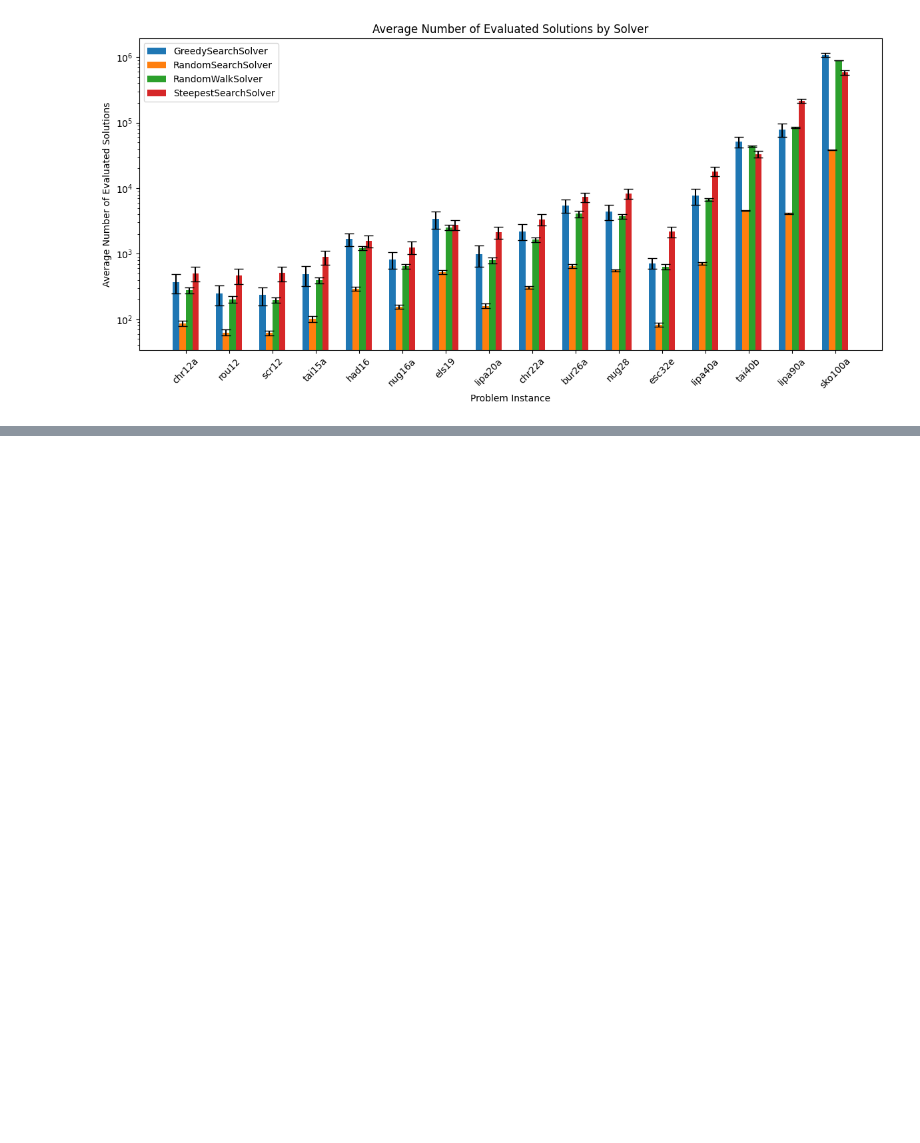
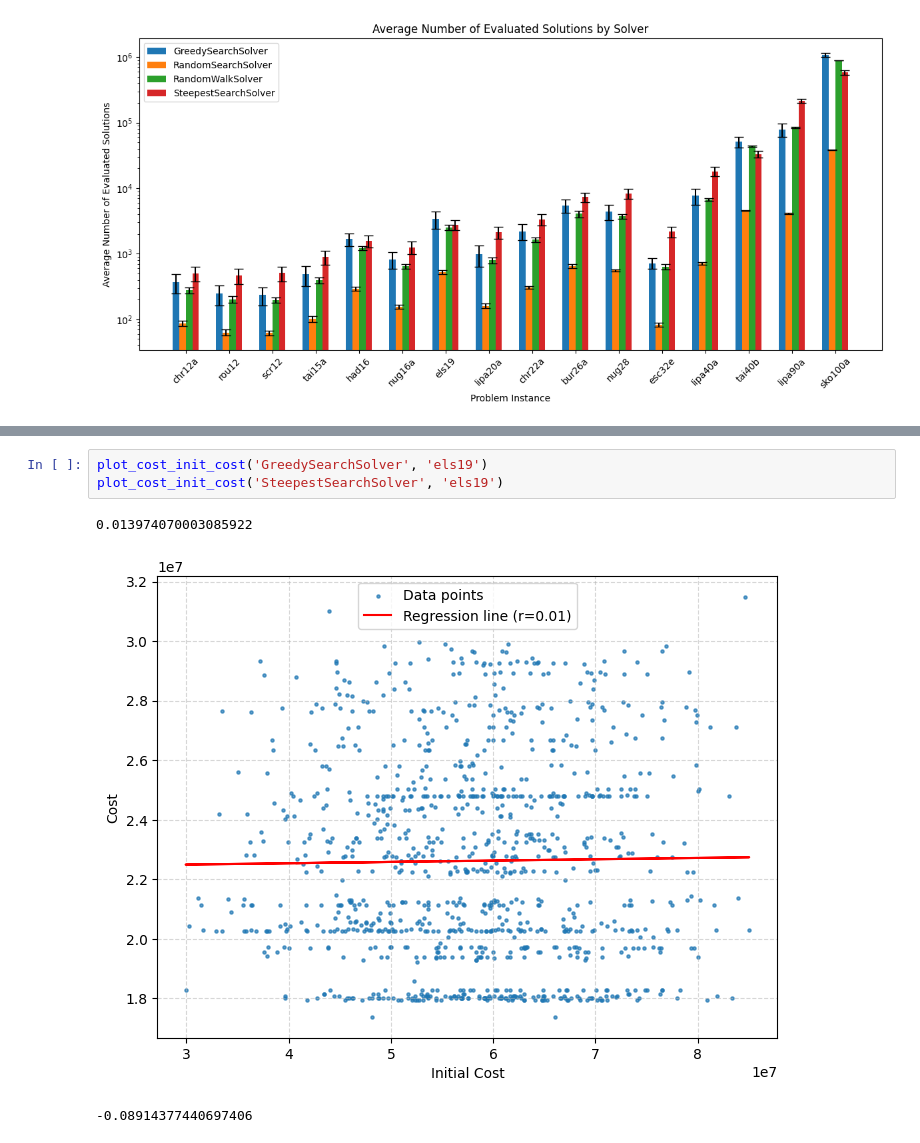
Before and after one commit to krzysztof-m-w/BIA, a Jupyter notebook: result_analysis.ipynb, the cells around one changed output, grey strips where cells are left out. Drawn from its saved outputs; the diff is of its cells as text; blank space fills up the shorter version.

```diff
--- a/result_analysis.ipynb
+++ b/result_analysis.ipynb
@@ -414,0 +483,7 @@ plt.show()
+# %%
+plot_cost_init_cost('GreedySearchSolver', 'els19')
+plot_cost_init_cost('SteepestSearchSolver', 'els19')
+# %% [output]
+0.013974070003085922
+[figure, added]
+-0.08914377440697406
```
Also changed, not shown: parts of 8 cells of this notebook.
